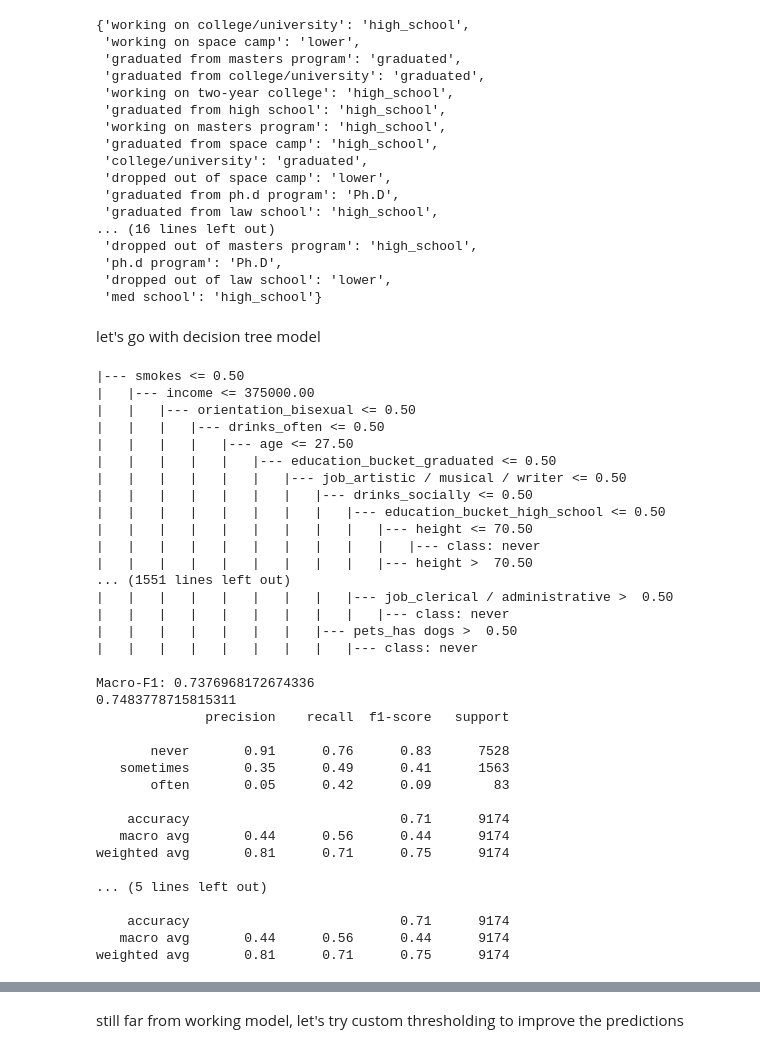
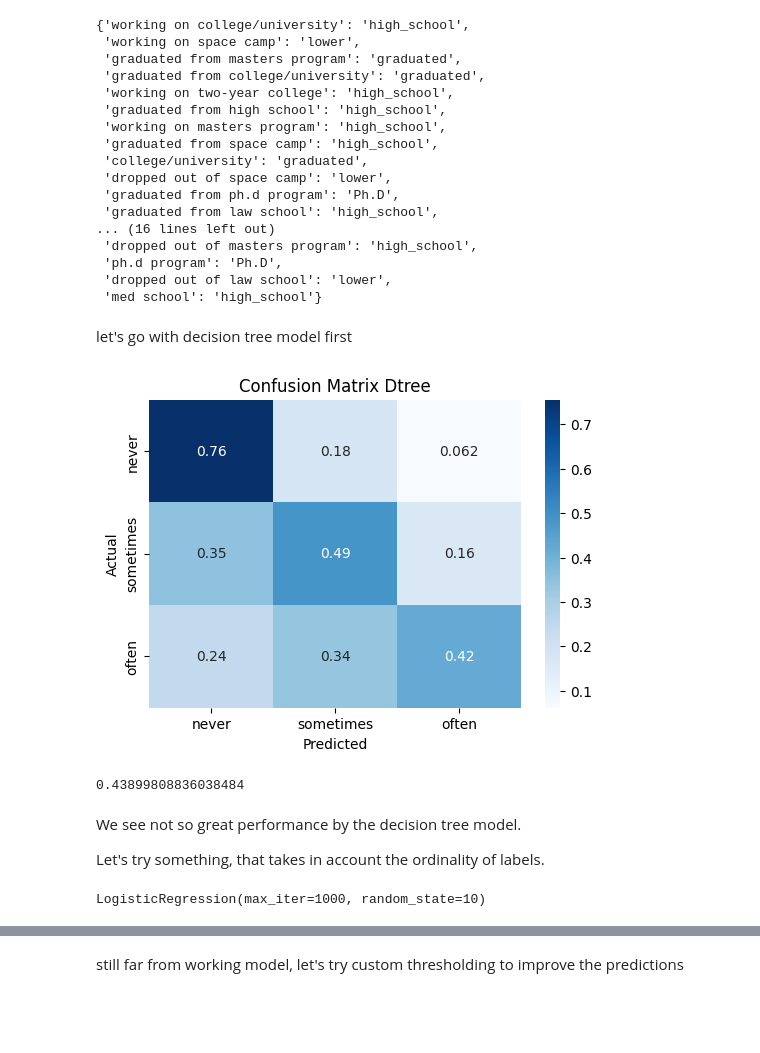
Before and after one commit to VasStach/OKCupid-Date-A-Scientist, a Jupyter notebook: date-a-scientist.ipynb, the cells around one changed output, grey strips where cells are left out. Drawn from its saved outputs; the diff is of its cells as text; code cells hidden in the pictures; blank space fills up the shorter version.

Commit message:
models done

```diff
--- a/date-a-scientist.ipynb
+++ b/date-a-scientist.ipynb
@@ -95,4 +96,30 @@ education_buckets
  'dropped out of law school': 'lower',
  'med school': 'high_school'}
 # %% [markdown]
-let's go with decision tree model
+let's go with decision tree model first
+# %%
+import matplotlib.pyplot as plt
+from sklearn.metrics import confusion_matrix, f1_score
+import seaborn as sns
+from sklearn.model_selection import train_test_split
+from sklearn.tree import DecisionTreeClassifier
+
+x_train, x_test, y_train, y_test = train_test_split(features, labels, test_size=.2, random_state=21)
+dtree = DecisionTreeClassifier(class_weight="balanced", max_depth=10, random_state=10)
+dtree.fit(x_train, y_train)
+
+cm = confusion_matrix(y_test, dtree.predict(x_test), normalize="true")
+plt.figure(figsize=(6, 4))
+sns.heatmap(cm, annot=True, fmt='.2g', cmap='Blues', xticklabels=['never', 'sometimes', 'often'], yticklabels=['never', 'sometimes', 'often'])
+plt.xlabel('Predicted')
+plt.ylabel('Actual')
+plt.title('Confusion Matrix Dtree')
+plt.show()
+f1_score(y_test, dtree.predict(x_test), average="macro")
+# %% [output]
+[figure, added]
+0.43899808836038484
+# %% [markdown]
+We see not so great performance by the decision tree model.
+
+Let's try something, that takes in account the ordinality of labels.
@@ -99,51 +138,7 @@ let's go with decision tree model
 # %%
-from sklearn.model_selection import train_test_split
-from sklearn.tree import DecisionTreeClassifier
-from sklearn import tree
-
+from sklearn.linear_model import LogisticRegression
 x_train, x_test, y_train, y_test = train_test_split(features, labels, test_size=.2, random_state=21)
-dtree = DecisionTreeClassifier(class_weight="balanced", max_depth=10, random_state=10)
-dtree.fit(x_train, y_train)
-tree_text = tree.export_text(dtree, feature_names=list(x_train.columns))
-print(tree_text)
+log_regressor = LogisticRegression(random_state=10, max_iter=1000)
+log_regressor.fit(x_train, y_train)
 # %% [output]
-|--- smokes <= 0.50
-|   |--- income <= 375000.00
-|   |   |--- orientation_bisexual <= 0.50
-|   |   |   |--- drinks_often <= 0.50
-|   |   |   |   |--- age <= 27.50
-|   |   |   |   |   |--- education_bucket_graduated <= 0.50
-|   |   |   |   |   |   |--- job_artistic / musical / writer <= 0.50
-|   |   |   |   |   |   |   |--- drinks_socially <= 0.50
-|   |   |   |   |   |   |   |   |--- education_bucket_high_school <= 0.50
-|   |   |   |   |   |   |   |   |   |--- height <= 70.50
-|   |   |   |   |   |   |   |   |   |   |--- class: never
-|   |   |   |   |   |   |   |   |   |--- height >  70.50
-... (1551 lines left out)
-|   |   |   |   |   |   |   |   |--- job_clerical / administrative >  0.50
-|   |   |   |   |   |   |   |   |   |--- class: never
-|   |   |   |   |   |   |   |--- pets_has dogs >  0.50
-|   |   |   |   |   |   |   |   |--- class: never
+LogisticRegression(max_iter=1000, random_state=10)
-# %%
-from sklearn.metrics import classification_report
-from tools import get_report
-
-get_report(dtree, x_test, y_test)
-# %% [output]
-Macro-F1: 0.7376968172674336
-0.7483778715815311
-              precision    recall  f1-score   support
-
-       never       0.91      0.76      0.83      7528
-   sometimes       0.35      0.49      0.41      1563
-       often       0.05      0.42      0.09        83
-
-    accuracy                           0.71      9174
-   macro avg       0.44      0.56      0.44      9174
-weighted avg       0.81      0.71      0.75      9174
-
-... (5 lines left out)
-
-    accuracy                           0.71      9174
-   macro avg       0.44      0.56      0.44      9174
-weighted avg       0.81      0.71      0.75      9174
```
Also changed, not shown: parts of 39 cells of this notebook, 1 other file.
